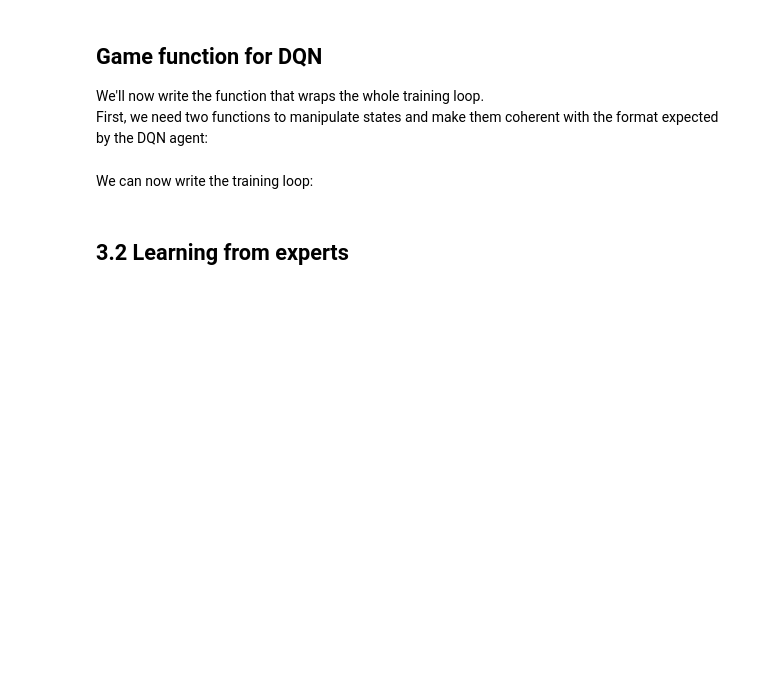
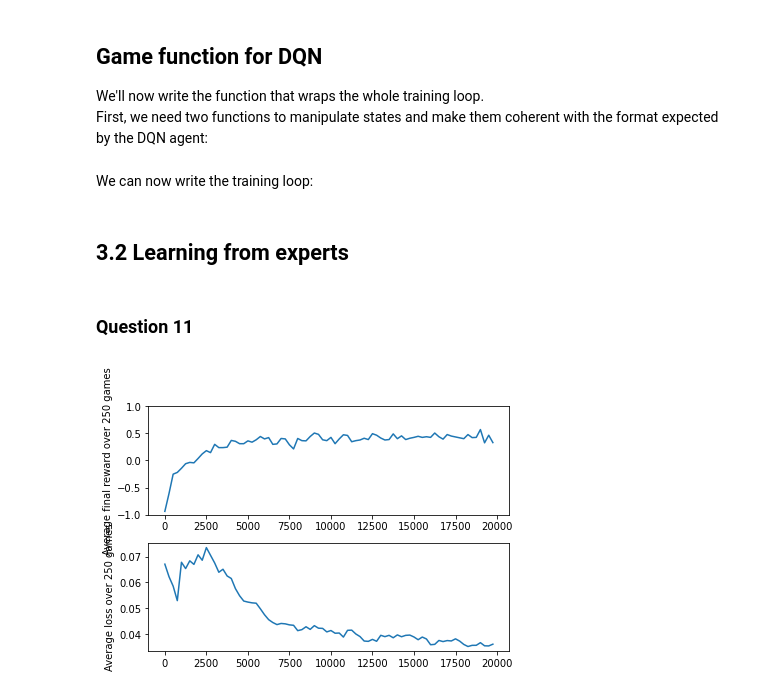
Before and after one commit to dauvillc/qlearning_tictactoe, a Jupyter notebook: answers.ipynb, the cells around one changed output. Saved outputs shown, nothing was run; the diff lists cells and outputs as text; code cells hidden in the pictures; blank space fills up the shorter version.

Commit message:
Question 11

```diff
--- a/answers.ipynb
+++ b/answers.ipynb
@@ -774,7 +776,7 @@ def play_games_dqn(dqn_player, benchmark_player, nb_games=20000,
             # an unavailable position.
             try:
                 if env.current_player == dqn_player.player:
-                    move = dqn_player.act(grid_tensor)
+                    move = dqn_player.act(grid_tensor, game)
                 else:
                     move = benchmark_player.act(grid)
 
@@ -809,29 +811,14 @@ def play_games_dqn(dqn_player, benchmark_player, nb_games=20000,
     return np.array(rewards), np.array(losses)
 # %% [markdown]
 ## 3.2 Learning from experts
+# %% [markdown]
+### Question 11
 # %%
 semi_opt_player = OptimalPlayer(0.5)
-dqn_player = DQNPlayer(device, epsilon=0.01)
+dqn_player = DQNPlayer(device, epsilon=constant_epsilon(0.05))
 
 # Trains the DQN Agent by playing a semi-optimal player
 nb_games = 20000
 rewards, losses = play_games_dqn(dqn_player, semi_opt_player, nb_games=nb_games)
-
-# Plots the window-averaged rewards
-window_size = 250
-fig, ax = plt.subplots(nrows=2, ncols=1)
-ax[0].plot(windowed_avg(rewards, window_size))
-ax[0].set_ylabel('Average final reward over 250 games')
-ax[0].set_ylim(-1, 1)
-xticks = np.arange(nb_games // window_size + 1, step=10)
-labels = [str(k) for k in xticks * window_size]
-ax[0].set_xticks(xticks)
-ax[0].set_xticklabels(labels)
-
-# Plots average game losses
-ax[1].plot(windowed_avg(losses, window_size))
-ax[1].set_ylabel('Average loss over 250 games')
-ax[1].set_xticks(xticks)
-ax[1].set_xticklabels(labels)
-plt.tight_layout()
-plt.show()
+# %% [output]
+[figure, added]
```
Also changed, not shown: parts of 2 cells of this notebook, 1 other file.
